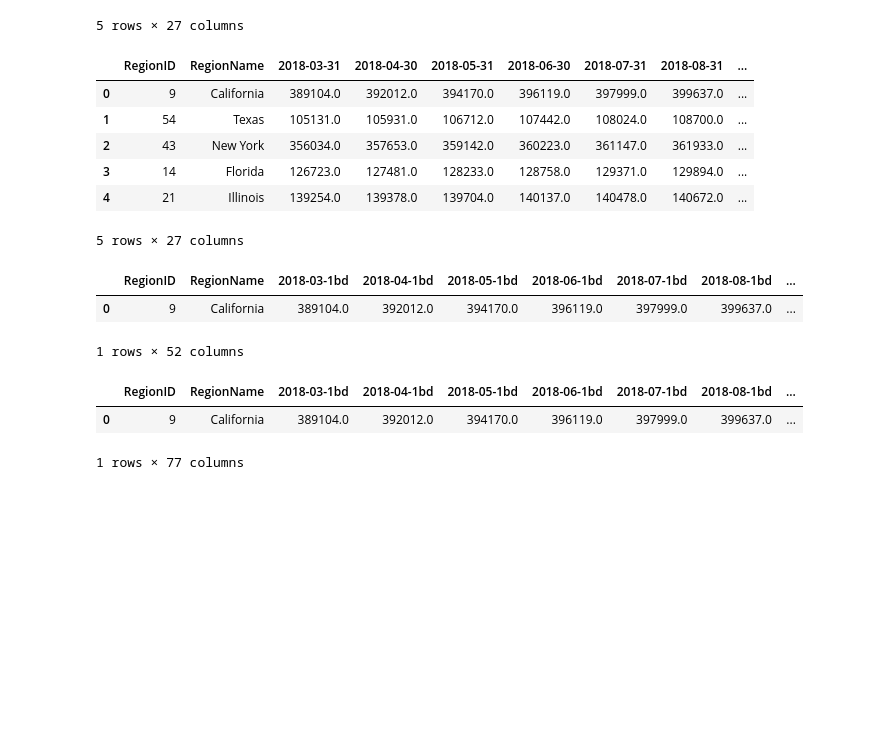
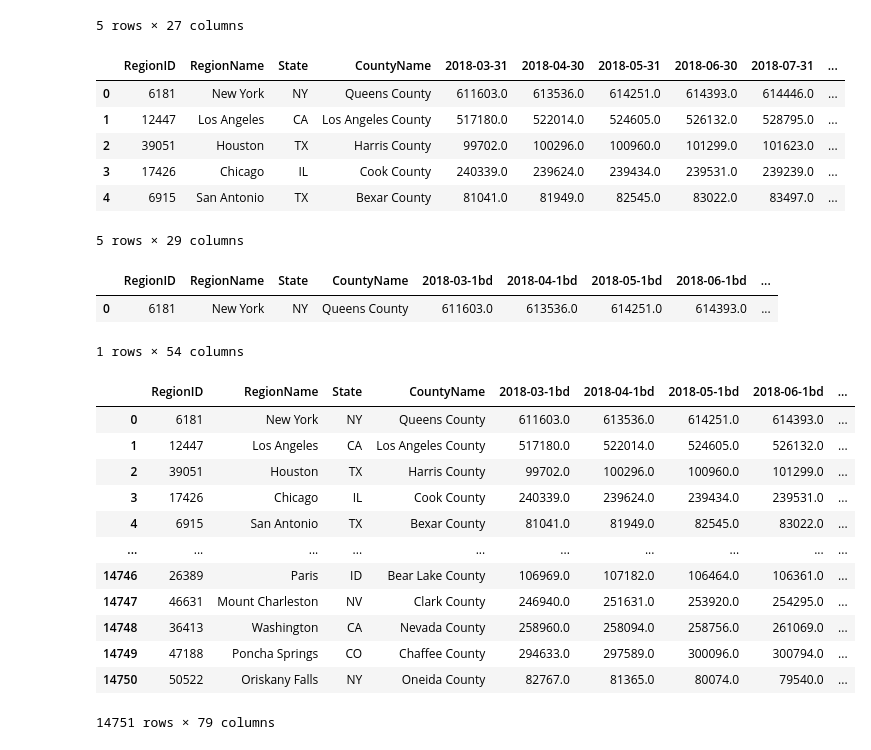
Before and after one commit to nhakkarainen/NU-Project-3, a Jupyter notebook: cleaning.ipynb, the cells around one changed output. Saved outputs shown, nothing was run; the diff lists cells and outputs as text; code cells hidden in the pictures; blank space fills up the shorter version.

Commit message:
Switched to city files

```diff
--- a/cleaning.ipynb
+++ b/cleaning.ipynb
@@ -22,5 +22,5 @@ bed_1_df.head(2)
 # %%
-url2bed = "Resources/State_Zhvi_2bedroom.csv"
+url2bed = "Resources/City_Zhvi_2bedroom.csv"
 bed_2_df = pd.read_csv(url2bed)
 bed_2_df.head(2)
 # %% [output]
@@ -31,5 +31,5 @@ bed_2_df.head(2)
 # %%
-url3bed = "Resources/State_Zhvi_3bedroom.csv"
+url3bed = "Resources/City_Zhvi_3bedroom.csv"
 bed_3_df = pd.read_csv(url3bed)
 bed_3_df.head(2)
 # %% [output]
@@ -59,7 +59,7 @@ days_df_a.head()
 # %%
 # strip down to columns wanted
 # for housing prices - dates Mar-2018 - Mar-2020
-housing_cols = ["RegionID", "RegionName", "2018-03-31", "2018-04-30", "2018-05-31", "2018-06-30",
+housing_cols = ["RegionID", "RegionName", "State", "CountyName", "2018-03-31", "2018-04-30", "2018-05-31", "2018-06-30",
             "2018-07-31", "2018-08-31", "2018-09-30", "2018-10-31", "2018-11-30", "2018-12-31",
             "2019-01-31", "2019-02-28", "2019-03-31", "2019-04-30", "2019-05-31", "2019-06-30",
             "2019-07-31", "2019-08-31", "2019-09-30", "2019-10-31", "2019-11-30", "2019-12-31",
@@ -70,16 +70,16 @@ bed_3_df_a = bed_3_df[housing_cols].copy()
 
 bed_1_df_a.head()
 # %% [output]
-|  | RegionID | RegionName | 2018-03-31 | 2018-04-30 | 2018-05-31 | 2018-06-30 | 2018-07-31 | 2018-08-31 | ... |
-| 0 | 9 | California | 389104.0 | 392012.0 | 394170.0 | 396119.0 | 397999.0 | 399637.0 | ... |
-| 1 | 54 | Texas | 105131.0 | 105931.0 | 106712.0 | 107442.0 | 108024.0 | 108700.0 | ... |
-| 2 | 43 | New York | 356034.0 | 357653.0 | 359142.0 | 360223.0 | 361147.0 | 361933.0 | ... |
-| 3 | 14 | Florida | 126723.0 | 127481.0 | 128233.0 | 128758.0 | 129371.0 | 129894.0 | ... |
-| 4 | 21 | Illinois | 139254.0 | 139378.0 | 139704.0 | 140137.0 | 140478.0 | 140672.0 | ... |
+|  | RegionID | RegionName | State | CountyName | 2018-03-31 | 2018-04-30 | 2018-05-31 | 2018-06-30 | 2018-07-31 | ... |
+| 0 | 6181 | New York | NY | Queens County | 611603.0 | 613536.0 | 614251.0 | 614393.0 | 614446.0 | ... |
+| 1 | 12447 | Los Angeles | CA | Los Angeles County | 517180.0 | 522014.0 | 524605.0 | 526132.0 | 528795.0 | ... |
+| 2 | 39051 | Houston | TX | Harris County | 99702.0 | 100296.0 | 100960.0 | 101299.0 | 101623.0 | ... |
+| 3 | 17426 | Chicago | IL | Cook County | 240339.0 | 239624.0 | 239434.0 | 239531.0 | 239239.0 | ... |
+| 4 | 6915 | San Antonio | TX | Bexar County | 81041.0 | 81949.0 | 82545.0 | 83022.0 | 83497.0 | ... |
-5 rows × 27 columns
+5 rows × 29 columns
 # %%
 # merge 1 bed and 2 bed data together
-bed_1_2 = pd.merge(bed_1_df_a, bed_2_df_a, on=["RegionID", "RegionName"], how="inner")
+bed_1_2 = pd.merge(bed_1_df_a, bed_2_df_a, on=["RegionID", "RegionName", "State", "CountyName"], how="inner")
 columns_2018 = {"2018-03-31_x": "2018-03-1bd", "2018-04-30_x": "2018-04-1bd",
                 "2018-05-31_x": "2018-05-1bd", "2018-06-30_x": "2018-06-1bd",
                 "2018-07-31_x": "2018-07-1bd", "2018-08-31_x": "2018-08-1bd",
@@ -115,39 +115,49 @@ bed_1_2.rename(columns=columns_2020, inplace=True)
 
 bed_1_2.head(1)
 # %% [output]
-|  | RegionID | RegionName | 2018-03-1bd | 2018-04-1bd | 2018-05-1bd | 2018-06-1bd | 2018-07-1bd | 2018-08-1bd | ... |
-| 0 | 9 | California | 389104.0 | 392012.0 | 394170.0 | 396119.0 | 397999.0 | 399637.0 | ... |
+|  | RegionID | RegionName | State | CountyName | 2018-03-1bd | 2018-04-1bd | 2018-05-1bd | 2018-06-1bd | ... |
+| 0 | 6181 | New York | NY | Queens County | 611603.0 | 613536.0 | 614251.0 | 614393.0 | ... |
-1 rows × 52 columns
+1 rows × 54 columns
 # %%
 # merge 3 bedroom data in
-bed_1_2_3 = pd.merge(bed_1_2, bed_3_df_a, on=["RegionID", "RegionName"], how="inner")
+bed_1_2_3 = pd.merge(bed_1_2, bed_3_df_a, on=["RegionID", "RegionName", "State", "CountyName"], how="inner")
 columns_3_2018 = {"2018-03-31": "2018-03-3bd", "2018-04-30": "2018-04-3bd",
                    "2018-05-31": "2018-05-3bd", "2018-06-30": "2018-06-3bd",
                    "2018-07-31": "2018-07-3bd", "2018-08-31": "2018-08-3bd",
                    "2018-09-30": "2018-09-3bd", "2018-10-31": "2018-10-3bd",
                    "2018-11-30": "2018-11-3bd", "2018-12-31": "2018-12-3bd"
                   }
 bed_1_2_3.rename(columns=columns_3_2018, inplace=True)
 
 columns_3_2019 = {"2019-01-31": "2019-01-3bd", "2019-02-28": "2019-02-3bd",
                   "2019-03-31": "2019-03-3bd", "2019-04-30": "2019-04-3bd",
                   "2019-05-31": "2019-05-3bd", "2019-06-30": "2019-06-3bd",
                   "2019-07-31": "2019-07-3bd", "2019-08-31": "2019-08-3bd",
                   "2019-09-30": "2019-09-3bd", "2019-10-31": "2019-10-3bd",
                   "2019-11-30": "2019-11-3bd", "2019-12-31": "2019-12-3bd",
                  }
 bed_1_2_3.rename(columns=columns_3_2019, inplace=True)
 
 columns_3_2020 = {"2020-01-31": "2020-01-3bd", "2020-02-29": "2020-02-3bd",
                   "2020-03-31": "2020-03-3bd"
                  }
 bed_1_2_3.rename(columns=columns_3_2020, inplace=True)
 
-bed_1_2_3.head(1)
+bed_1_2_3
 # %% [output]
-|  | RegionID | RegionName | 2018-03-1bd | 2018-04-1bd | 2018-05-1bd | 2018-06-1bd | 2018-07-1bd | 2018-08-1bd | ... |
-| 0 | 9 | California | 389104.0 | 392012.0 | 394170.0 | 396119.0 | 397999.0 | 399637.0 | ... |
+|  | RegionID | RegionName | State | CountyName | 2018-03-1bd | 2018-04-1bd | 2018-05-1bd | 2018-06-1bd | ... |
+| 0 | 6181 | New York | NY | Queens County | 611603.0 | 613536.0 | 614251.0 | 614393.0 | ... |
+| 1 | 12447 | Los Angeles | CA | Los Angeles County | 517180.0 | 522014.0 | 524605.0 | 526132.0 | ... |
+| 2 | 39051 | Houston | TX | Harris County | 99702.0 | 100296.0 | 100960.0 | 101299.0 | ... |
+| 3 | 17426 | Chicago | IL | Cook County | 240339.0 | 239624.0 | 239434.0 | 239531.0 | ... |
+| 4 | 6915 | San Antonio | TX | Bexar County | 81041.0 | 81949.0 | 82545.0 | 83022.0 | ... |
+| ... | ... | ... | ... | ... | ... | ... | ... | ... | ... |
+| 14746 | 26389 | Paris | ID | Bear Lake County | 106969.0 | 107182.0 | 106464.0 | 106361.0 | ... |
+| 14747 | 46631 | Mount Charleston | NV | Clark County | 246940.0 | 251631.0 | 253920.0 | 254295.0 | ... |
+| 14748 | 36413 | Washington | CA | Nevada County | 258960.0 | 258094.0 | 258756.0 | 261069.0 | ... |
+| 14749 | 47188 | Poncha Springs | CO | Chaffee County | 294633.0 | 297589.0 | 300096.0 | 300794.0 | ... |
+| 14750 | 50522 | Oriskany Falls | NY | Oneida County | 82767.0 | 81365.0 | 80074.0 | 79540.0 | ... |
-1 rows × 77 columns
+14751 rows × 79 columns
 # %%
 # double check to make sure got them all
 list(bed_1_2_3.columns)
```
Also changed, not shown: parts of 5 cells of this notebook.
